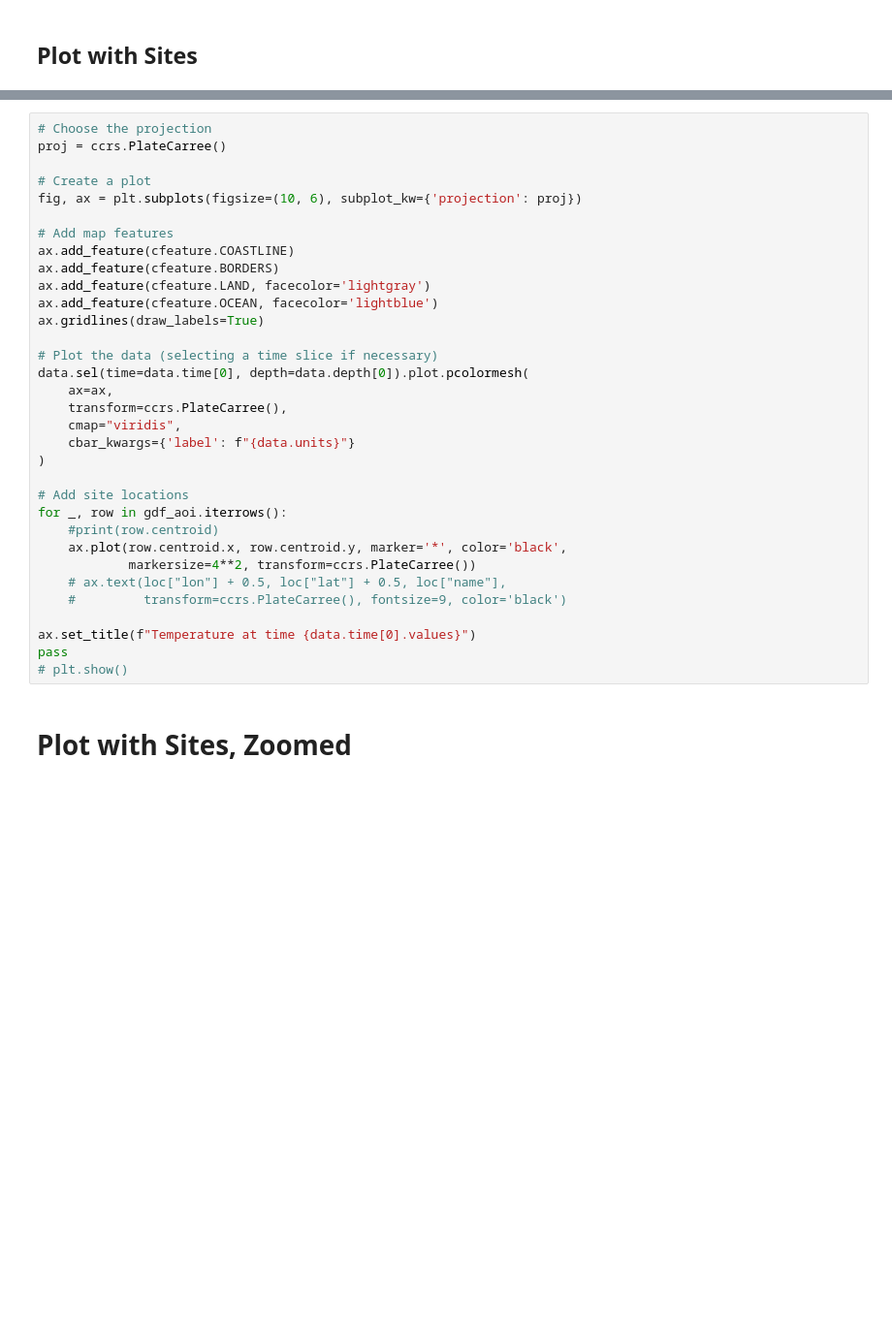
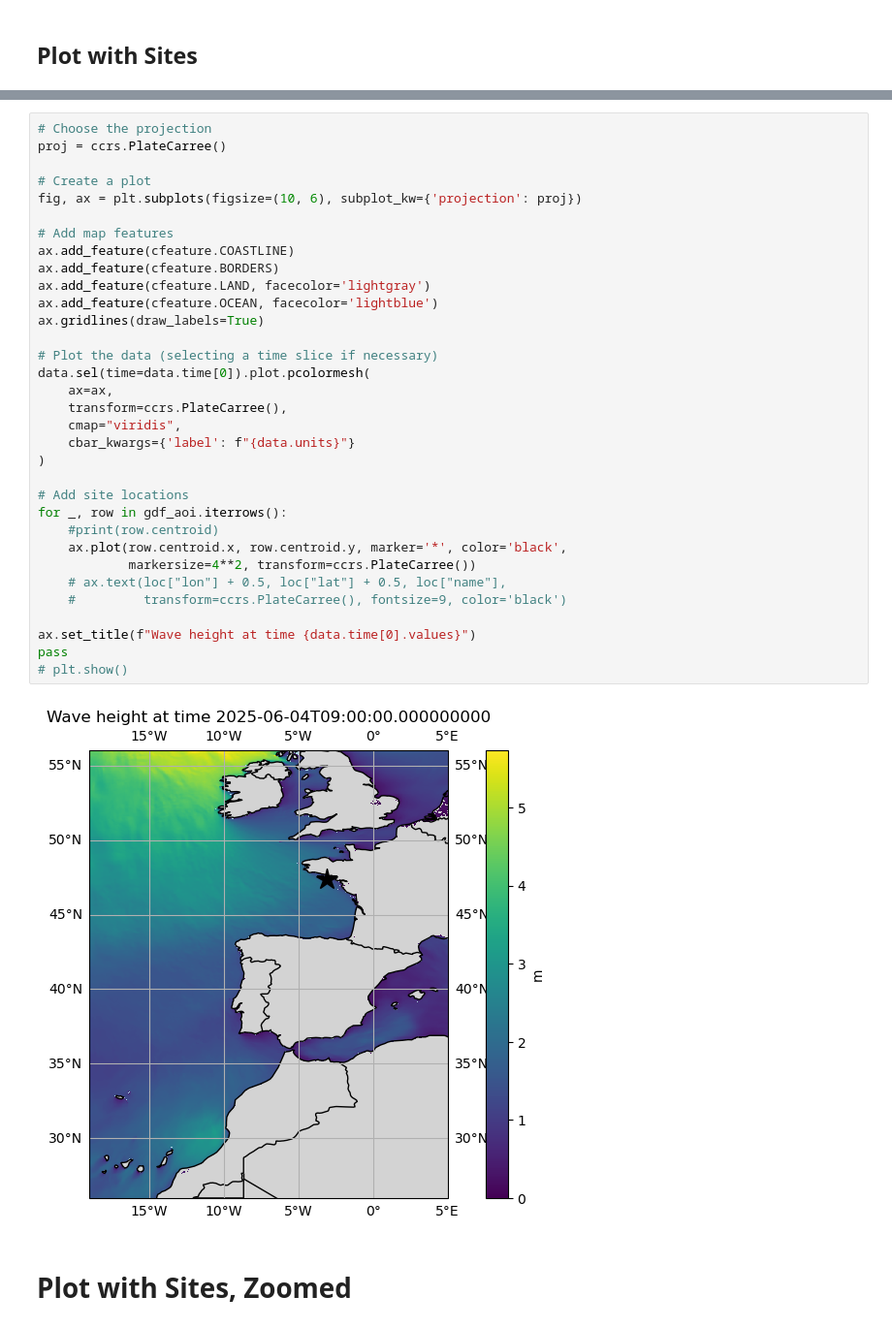
Before and after one commit to SINTEF-9012/climarest-oyster, a Jupyter notebook: notebooks/cmems_test_mod_ibi_phy_anfc_withsites.ipynb, the cells around one changed output, grey strips where cells are left out. Shown at 97% size. Saved outputs shown, nothing was run; the diff lists cells and outputs as text; blank space fills up the shorter version.

```diff
--- a/notebooks/cmems_test_mod_ibi_phy_anfc_withsites.ipynb
+++ b/notebooks/cmems_test_mod_ibi_phy_anfc_withsites.ipynb
@@ -119,35 +150,37 @@ gdf_aoi
 # Choose the projection
 proj = ccrs.PlateCarree()
 
 # Create a plot
 fig, ax = plt.subplots(figsize=(10, 6), subplot_kw={'projection': proj})
 
 # Add map features
 ax.add_feature(cfeature.COASTLINE)
 ax.add_feature(cfeature.BORDERS)
 ax.add_feature(cfeature.LAND, facecolor='lightgray')
 ax.add_feature(cfeature.OCEAN, facecolor='lightblue')
 ax.gridlines(draw_labels=True)
 
 # Plot the data (selecting a time slice if necessary)
-data.sel(time=data.time[0], depth=data.depth[0]).plot.pcolormesh(
+data.sel(time=data.time[0]).plot.pcolormesh(
     ax=ax,
     transform=ccrs.PlateCarree(),
     cmap="viridis",
     cbar_kwargs={'label': f"{data.units}"}
 )
 
 # Add site locations
 for _, row in gdf_aoi.iterrows():
     #print(row.centroid)
     ax.plot(row.centroid.x, row.centroid.y, marker='*', color='black',
             markersize=4**2, transform=ccrs.PlateCarree())
     # ax.text(loc["lon"] + 0.5, loc["lat"] + 0.5, loc["name"],
     #         transform=ccrs.PlateCarree(), fontsize=9, color='black')
 
-ax.set_title(f"Temperature at time {data.time[0].values}")
+ax.set_title(f"Wave height at time {data.time[0].values}")
 pass
 # plt.show()
+# %% [output]
+[figure, added]
 # %% [markdown]
 # Plot with Sites, Zoomed
 # %%
```
Also changed, not shown: parts of 4 cells of this notebook, 1 other file.
